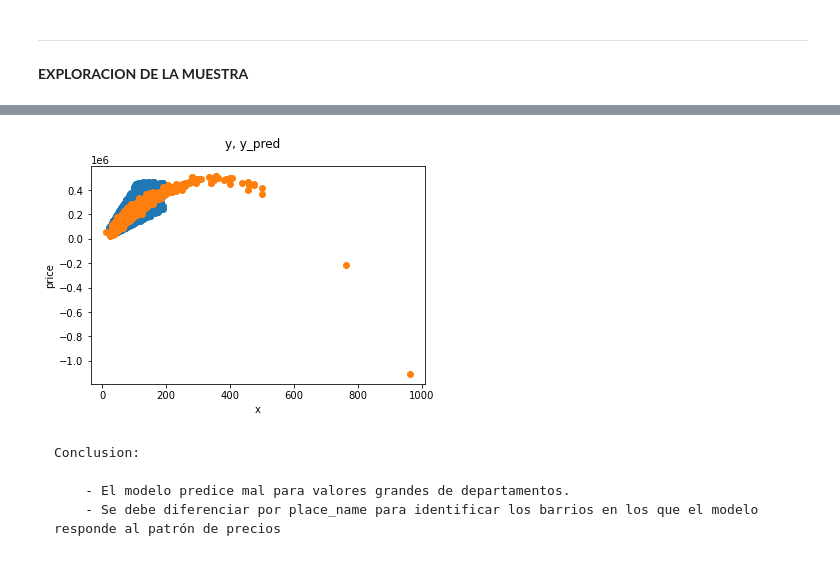
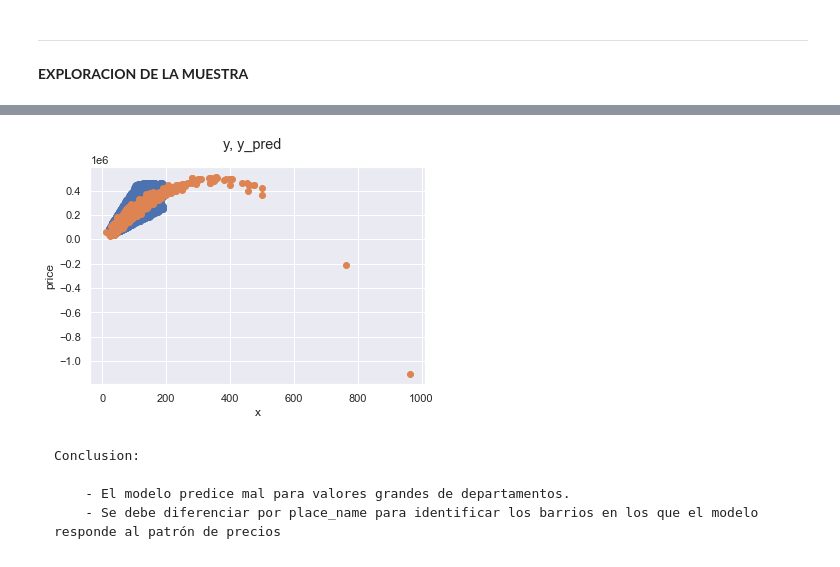
Before and after one commit to grupo4dhds/grupo4_git, a Jupyter notebook: workshop2_G4_ml.ipynb, the cells around one changed output, grey strips where cells are left out. Saved outputs shown, nothing was run; the diff lists cells and outputs as text; code cells hidden in the pictures.

```diff
--- a/workshop2_G4_ml.ipynb
+++ b/workshop2_G4_ml.ipynb
@@ -429,12 +560,20 @@ serie_same;
 # %%
+## Celda 19
 muestra = pd.read_csv('muestra_currency_nan.csv')
 muestra = muestra.drop(list(muestra.columns)[0], axis=1)
 mask_1 = muestra.property_type == 'apartment'
-mask_2 = muestra.place_name.isin(serie_same)
+mask_2 = muestra.place_name.isin(serie_same) # 2193 - 1959 = 230: muestras más, si en vez de usar serie_same, usamos serie filter, (obtenemos una muesrta más grande, y después hay que matchiar los otros con los otros) no vale
 
+# Muestra_pred
 muestra = muestra[mask_1 & mask_2]
+display(muestra)
+Dicto['muestra'] = muestra.to_dict(), data_info(muestra,'muestra').to_dict()
+Dicto['muestra_pred'] = muestra.to_dict(), data_info(muestra,'muestra').to_dict()
 
+
+## Muestra
 muestra = variables_feature(muestra)
+Dicto['muestra'] = muestra.to_dict(), data_info(muestra,'muestra').to_dict()
 muestra
 # %% [output]
 |  | property_type | place_name | state_name | price | currency | surface_total_in_m2 | surface_covered_in_m2 | ... |
@@ -541 +690,21 @@ serie_same;
+# %%
+###CHEQUEO DE NANS ENTRE INSTANCIAS DE MUESTRAS
+Visualizar = False
+
+if Visualizar:
+    df = data_info(muestra)
+    instancias = [pd.DataFrame(Dicto['muestra_pred'][1]), df]
+    labels = ['muestra_1', 'muestra actual']
+    sns.set()
+
+    fig, ax = plt.subplots(nrows=1, ncols=2, figsize=(22,4))
+    fig.suptitle('PORCENTAJE NANS [%]')
+    fig.subplots_adjust(wspace = 0.4)
+
+    for i in range(len(instancias)):
+        df_i = instancias[i]
+        ax[i].barh(df_i.columna, df_i.pct_nan)
+        ax[i].set(xlim = (0,100), title='dataset: '+ labels[i])
+        ax[i].minorticks_on()
+        ax[i].grid(which='minor', axis='x', lw=1, alpha=0.4)
 # %%
@@ -577,10 +715,22 @@ muestra
+# %%
+## Celda 25
+
+array_predict = linreg.predict(X)
+
+muestra_pred = pd.DataFrame(Dicto['muestra_pred'][0])
+muestra_pred['y_pred'] = array_predict
+Dicto['muestra_pred'] = muestra_pred.to_dict(), data_info(muestra_pred, 'muestra_pred').to_dict()
+
+
+a = 'muestra_1'
+Dicture[a] = Dicture[a][0], Dicture[a][1], Dicture[a][2], Dicture[a][3], array_predict
 # %%
-visualizacion_dos_scatter(data,muestra, x='surface_total_in_m2', y_1='price', y_2='y_pred')
+visualizacion_dos_scatter(data,muestra_pred, x='surface_total_in_m2', y_1='price', y_2='y_pred')
 # x: surface_total_in_m2
 # puntos azules: valores reales de departamentos
 # puntos naranjas: valores predicho sobre una muestra sin valores reales
 # %% [output]
-[figure, old version]
+[figure, new version]
 # %% [markdown]
     Conclusion:
 
```
Also changed, not shown: parts of 75 cells of this notebook, 1 other file.
